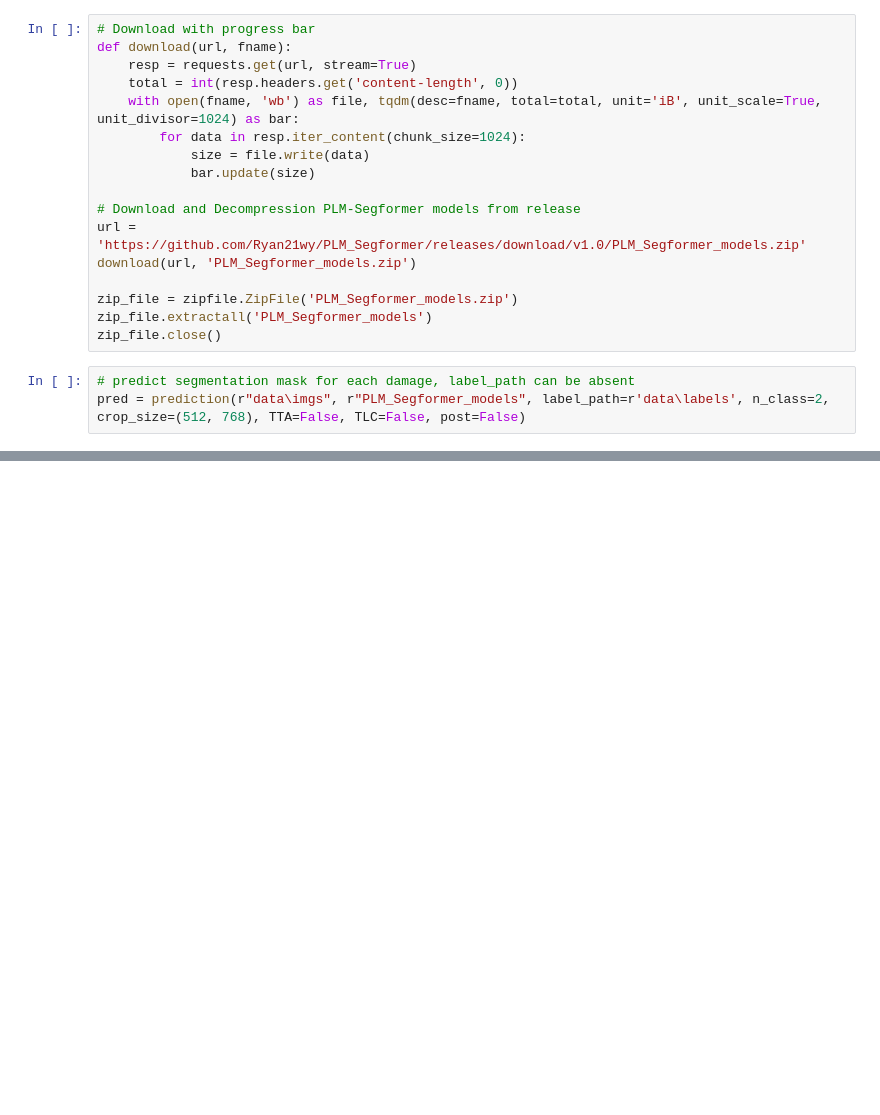
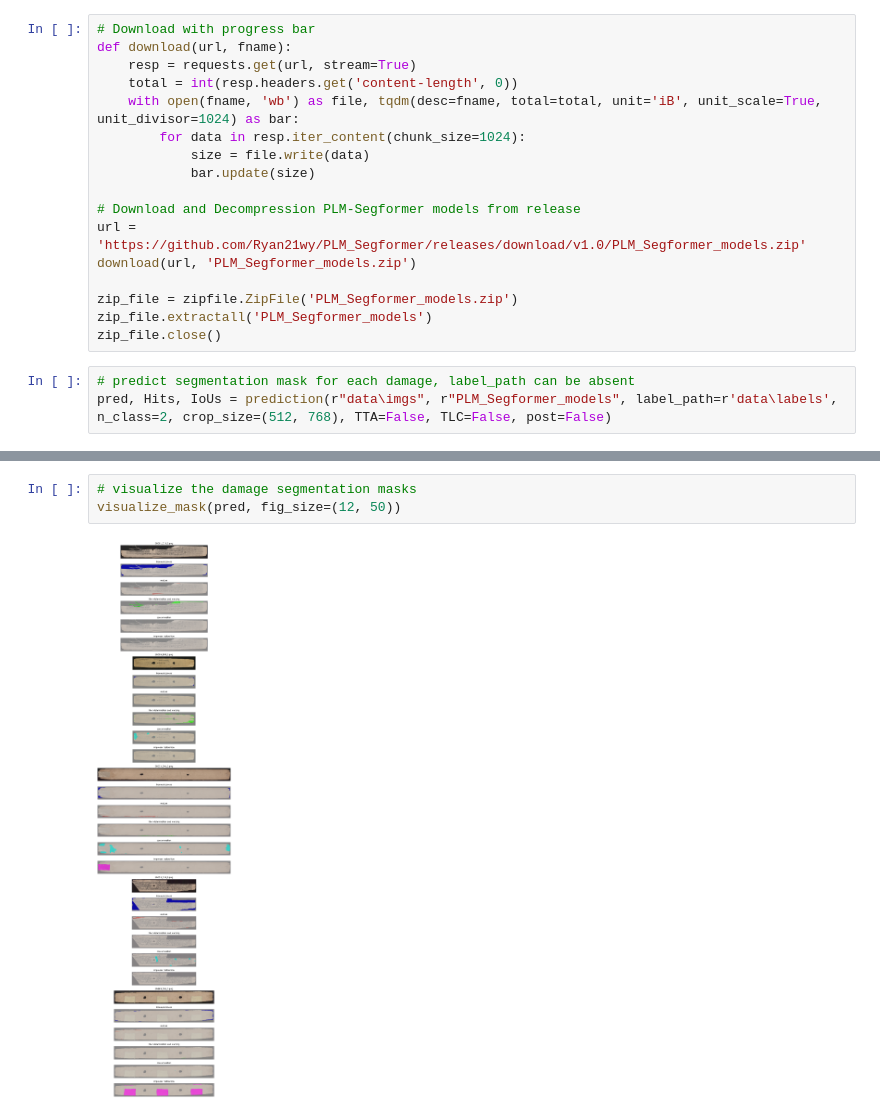
Before and after one commit to Ryan21wy/PLM_Segformer, a Jupyter notebook: demo.ipynb, the cells around one changed output, grey strips where cells are left out. Saved outputs shown, nothing was run; the diff lists cells and outputs as text; blank space fills up the shorter version.

```diff
--- a/demo.ipynb
+++ b/demo.ipynb
@@ -23,5 +24,5 @@ zip_file.extractall('PLM_Segformer_models')
 zip_file.close()
 # %%
 # predict segmentation mask for each damage, label_path can be absent
-pred = prediction(r"data\imgs", r"PLM_Segformer_models", label_path=r'data\labels', n_class=2, crop_size=(512, 768), TTA=False, TLC=False, post=False)
+pred, Hits, IoUs = prediction(r"data\imgs", r"PLM_Segformer_models", label_path=r'data\labels', n_class=2, crop_size=(512, 768), TTA=False, TLC=False, post=False)
 # %% [output]
@@ -34,0 +45,5 @@ visualize_mask(pred)
+# %%
+# visualize the damage segmentation masks
+visualize_mask(pred, fig_size=(12, 50))
+# %% [output]
+[figure, added]
```
Also changed, not shown: parts of 4 cells of this notebook, 2 other files.
